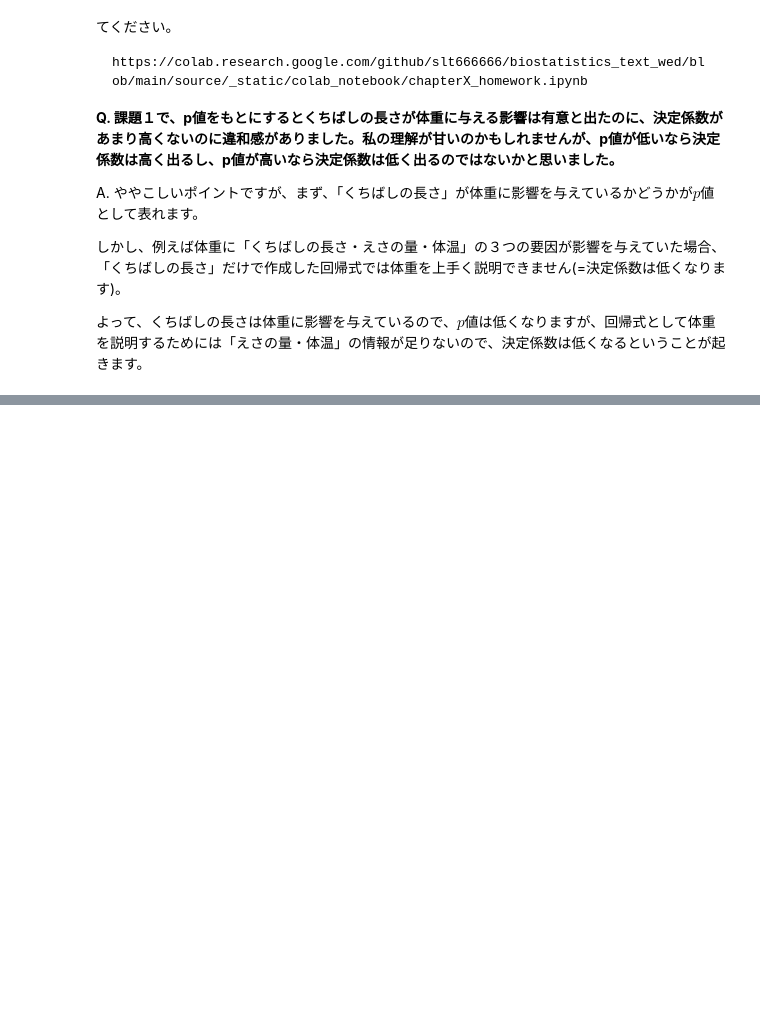
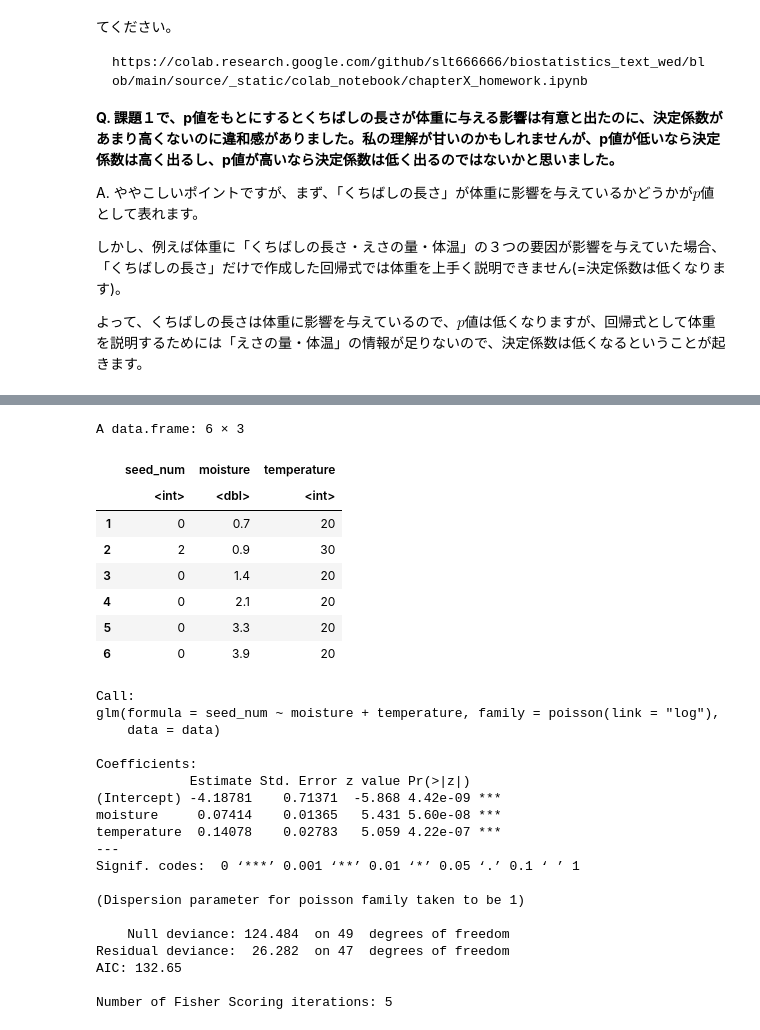
Before and after one commit to slt666666/biostatistics_text_wed, a Jupyter notebook: source/_static/colab_notebook/QA.ipynb, the cells around one changed output, grey strips where cells are left out. Cells and saved outputs as stored; diff of their text form; code cells hidden in the pictures; blank space fills up the shorter version.

```diff
--- a/source/_static/colab_notebook/QA.ipynb
+++ b/source/_static/colab_notebook/QA.ipynb
@@ -466,0 +550,36 @@ A. ややこしいポイントですが、まず、「くちばしの長さ」
+# %%
+# 各湿度と気温における種子生成数のデータ
+data <- read.csv("https://raw.githubusercontent.com/slt666666/biostatistics_text_wed/refs/heads/main/source/_static/data/chapter9_hw2.csv")
+head(data)
+
+result <- glm(seed_num ~ moisture + temperature, family = poisson(link = "log"), data = data)
+summary(result)
+# %% [output]
+A data.frame: 6 × 3
+|  | seed_num | moisture | temperature |
+|  | <int> | <dbl> | <int> |
+| 1 | 0 | 0.7 | 20 |
+| 2 | 2 | 0.9 | 30 |
+| 3 | 0 | 1.4 | 20 |
+| 4 | 0 | 2.1 | 20 |
+| 5 | 0 | 3.3 | 20 |
+| 6 | 0 | 3.9 | 20 |
+Call:
+glm(formula = seed_num ~ moisture + temperature, family = poisson(link = "log"),
+    data = data)
+
+Coefficients:
+            Estimate Std. Error z value Pr(>|z|)
+(Intercept) -4.18781    0.71371  -5.868 4.42e-09 ***
+moisture     0.07414    0.01365   5.431 5.60e-08 ***
+temperature  0.14078    0.02783   5.059 4.22e-07 ***
+---
+Signif. codes:  0 ‘***’ 0.001 ‘**’ 0.01 ‘*’ 0.05 ‘.’ 0.1 ‘ ’ 1
+
+(Dispersion parameter for poisson family taken to be 1)
+
+    Null deviance: 124.484  on 49  degrees of freedom
+Residual deviance:  26.282  on 47  degrees of freedom
+AIC: 132.65
+
+Number of Fisher Scoring iterations: 5
```
Also changed, not shown: parts of 6 cells of this notebook, 3 other files.
